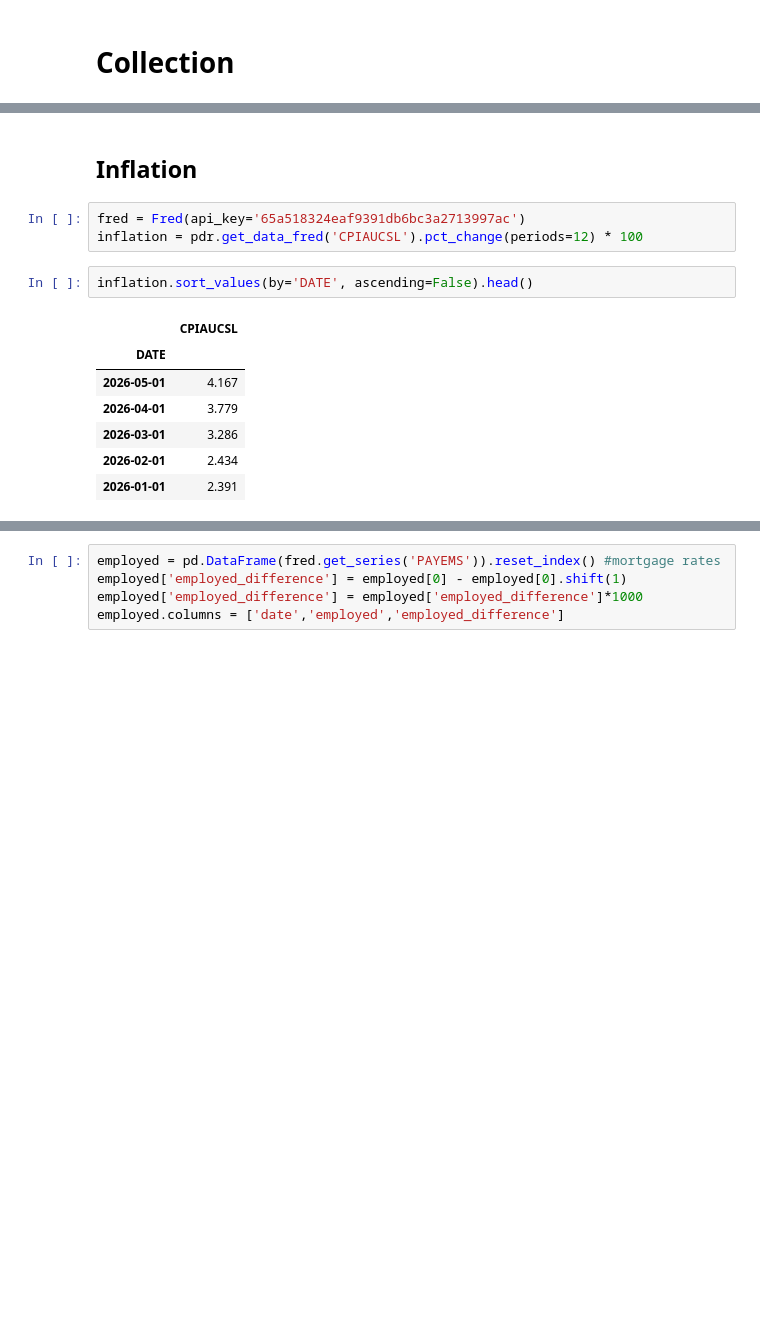
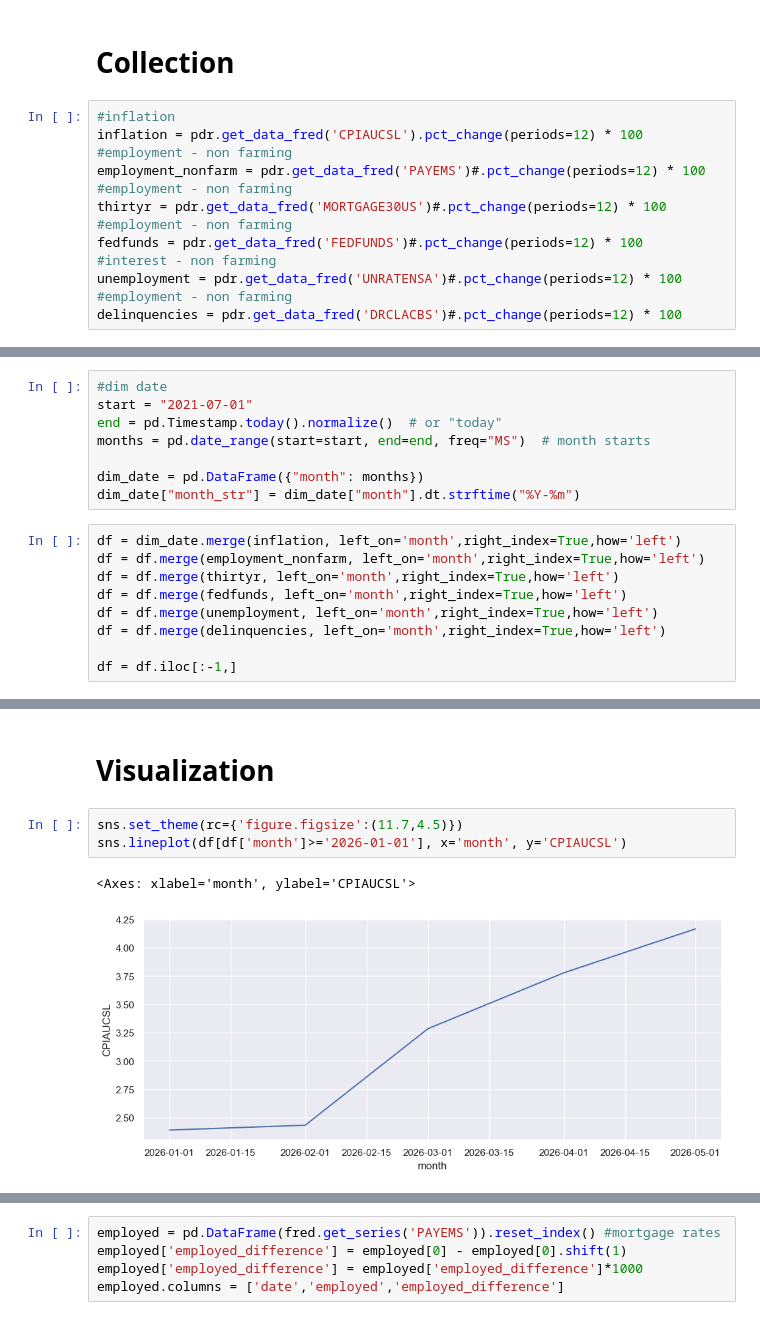
Before and after one commit to pval108/economic-review, a Jupyter notebook: economics.ipynb, the cells around one changed output, grey strips where cells are left out. Saved outputs shown, nothing was run; the diff lists cells and outputs as text; blank space fills up the shorter version.

```diff
--- a/economics.ipynb
+++ b/economics.ipynb
@@ -39,3 +24,16 @@ pd.set_option('display.max_rows', None)
 pd.set_option('display.float_format', lambda x: '%.3f' % x)
 # %% [markdown]
 # Collection
+# %%
+#inflation
+inflation = pdr.get_data_fred('CPIAUCSL').pct_change(periods=12) * 100
+#employment - non farming
+employment_nonfarm = pdr.get_data_fred('PAYEMS')#.pct_change(periods=12) * 100
+#employment - non farming
+thirtyr = pdr.get_data_fred('MORTGAGE30US')#.pct_change(periods=12) * 100
+#employment - non farming
+fedfunds = pdr.get_data_fred('FEDFUNDS')#.pct_change(periods=12) * 100
+#interest - non farming
+unemployment = pdr.get_data_fred('UNRATENSA')#.pct_change(periods=12) * 100
+#employment - non farming
+delinquencies = pdr.get_data_fred('DRCLACBS')#.pct_change(periods=12) * 100
@@ -41,0 +64,17 @@ pd.set_option('display.float_format', lambda x: '%.3f' % x)
+# %%
+#dim date
+start = "2021-07-01"
+end = pd.Timestamp.today().normalize()  # or "today"
+months = pd.date_range(start=start, end=end, freq="MS")  # month starts
+
+dim_date = pd.DataFrame({"month": months})
+dim_date["month_str"] = dim_date["month"].dt.strftime("%Y-%m")
+# %%
+df = dim_date.merge(inflation, left_on='month',right_index=True,how='left')
+df = df.merge(employment_nonfarm, left_on='month',right_index=True,how='left')
+df = df.merge(thirtyr, left_on='month',right_index=True,how='left')
+df = df.merge(fedfunds, left_on='month',right_index=True,how='left')
+df = df.merge(unemployment, left_on='month',right_index=True,how='left')
+df = df.merge(delinquencies, left_on='month',right_index=True,how='left')
+
+df = df.iloc[:-1,]
@@ -42,15 +110,8 @@ pd.set_option('display.float_format', lambda x: '%.3f' % x)
 # %% [markdown]
-## Inflation
+# Visualization
-# %%
-fred = Fred(api_key='65a518324eaf9391db6bc3a2713997ac')
-inflation = pdr.get_data_fred('CPIAUCSL').pct_change(periods=12) * 100
-# %%
-inflation.sort_values(by='DATE', ascending=False).head()
-# %% [output]
-|  | CPIAUCSL |
-| DATE |  |
-| 2026-05-01 | 4.167 |
-| 2026-04-01 | 3.779 |
-| 2026-03-01 | 3.286 |
-| 2026-02-01 | 2.434 |
-| 2026-01-01 | 2.391 |
+# %%
+sns.set_theme(rc={'figure.figsize':(11.7,4.5)})
+sns.lineplot(df[df['month']>='2026-01-01'], x='month', y='CPIAUCSL')
+# %% [output]
+<Axes: xlabel='month', ylabel='CPIAUCSL'>
+[figure, added]
```
Also changed, not shown: parts of 61 cells of this notebook.
